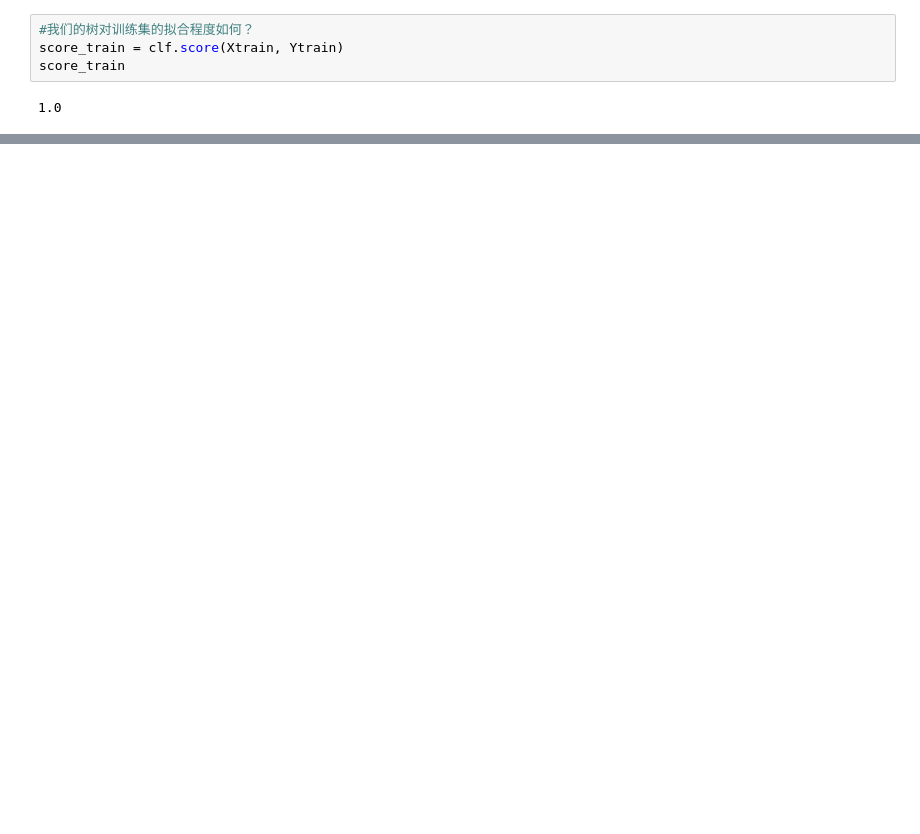
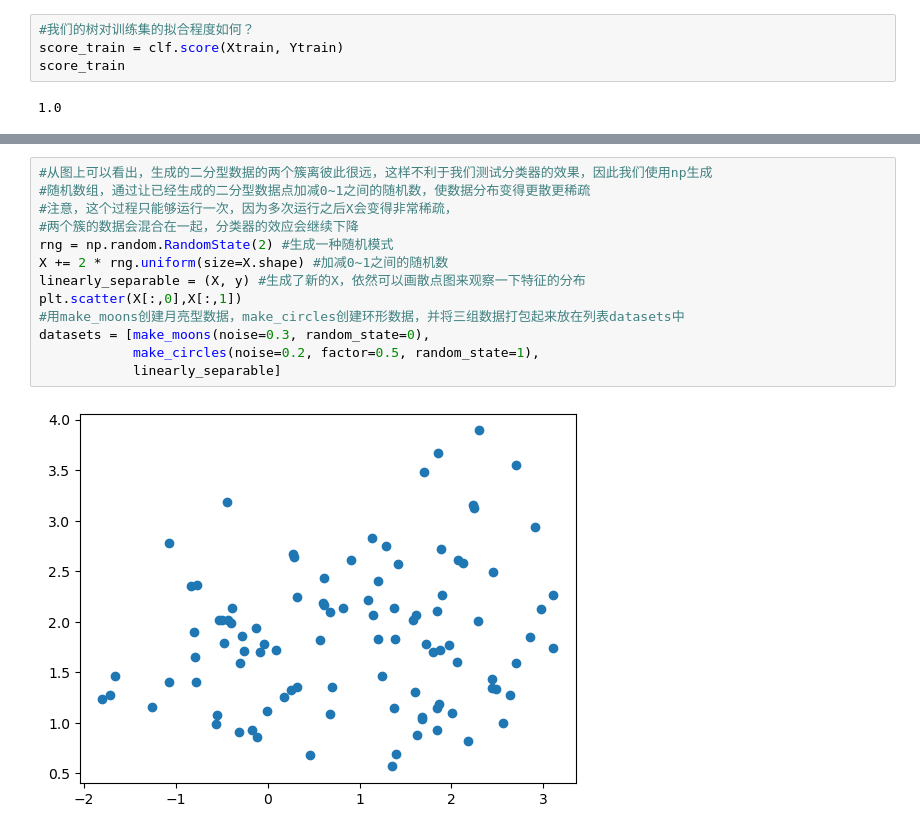
Before and after one commit to Vincy-w/SKLearn, a Jupyter notebook: jupyter/DecisionTree.ipynb, the cells around one changed output, grey strips where cells are left out. Saved outputs shown, nothing was run; the diff lists cells and outputs as text; blank space fills up the shorter version.

```diff
--- a/jupyter/DecisionTree.ipynb
+++ b/jupyter/DecisionTree.ipynb
@@ -205,0 +228,15 @@ array([1, 0, 1, 0, 2, 1, 0, 0, 0, 2, 1, 2, 1, 1, 1, 0, 1, 2, 1, 1, 1, 0,
+# %%
+#从图上可以看出，生成的二分型数据的两个簇离彼此很远，这样不利于我们测试分类器的效果，因此我们使用np生成
+#随机数组，通过让已经生成的二分型数据点加减0~1之间的随机数，使数据分布变得更散更稀疏
+#注意，这个过程只能够运行一次，因为多次运行之后X会变得非常稀疏，
+#两个簇的数据会混合在一起，分类器的效应会继续下降
+rng = np.random.RandomState(2) #生成一种随机模式
+X += 2 * rng.uniform(size=X.shape) #加减0~1之间的随机数
+linearly_separable = (X, y) #生成了新的X，依然可以画散点图来观察一下特征的分布
+plt.scatter(X[:,0],X[:,1])
+#用make_moons创建月亮型数据，make_circles创建环形数据，并将三组数据打包起来放在列表datasets中
+datasets = [make_moons(noise=0.3, random_state=0),
+            make_circles(noise=0.2, factor=0.5, random_state=1),
+            linearly_separable]
+# %% [output]
+[figure, added]
```
Also changed, not shown: parts of 14 cells of this notebook, 1 other file.
